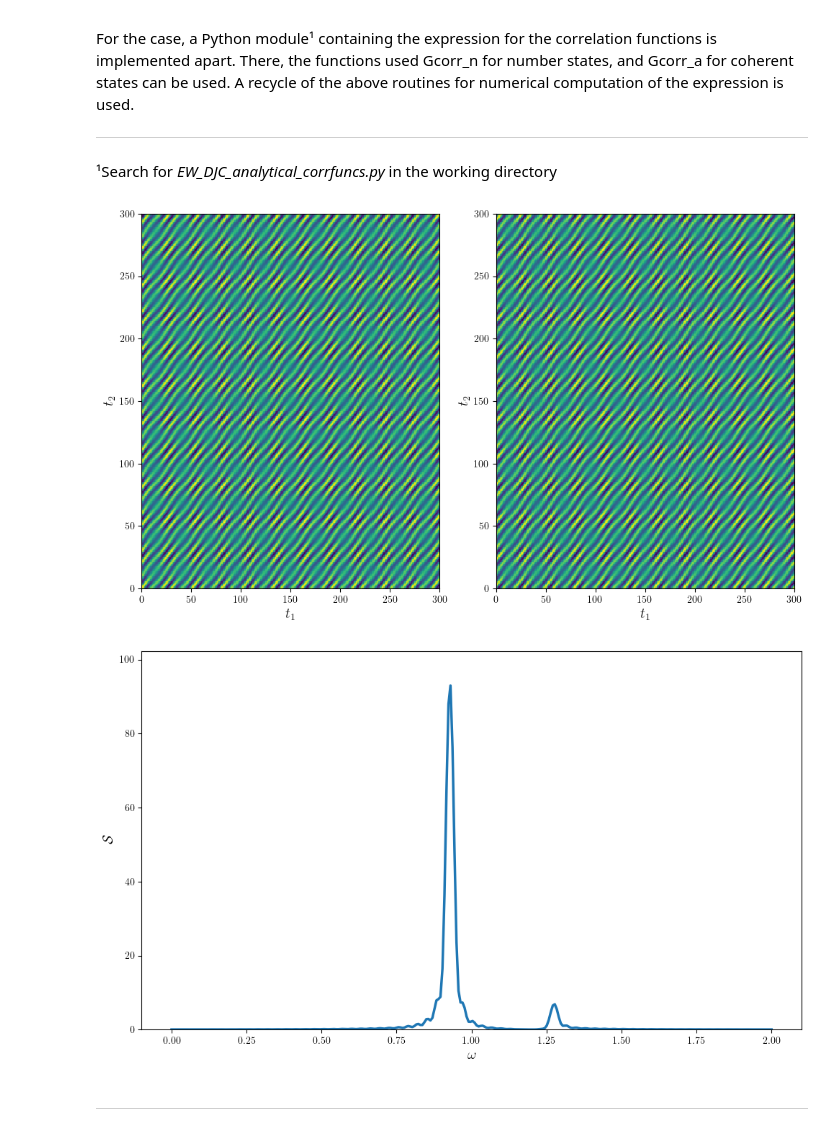
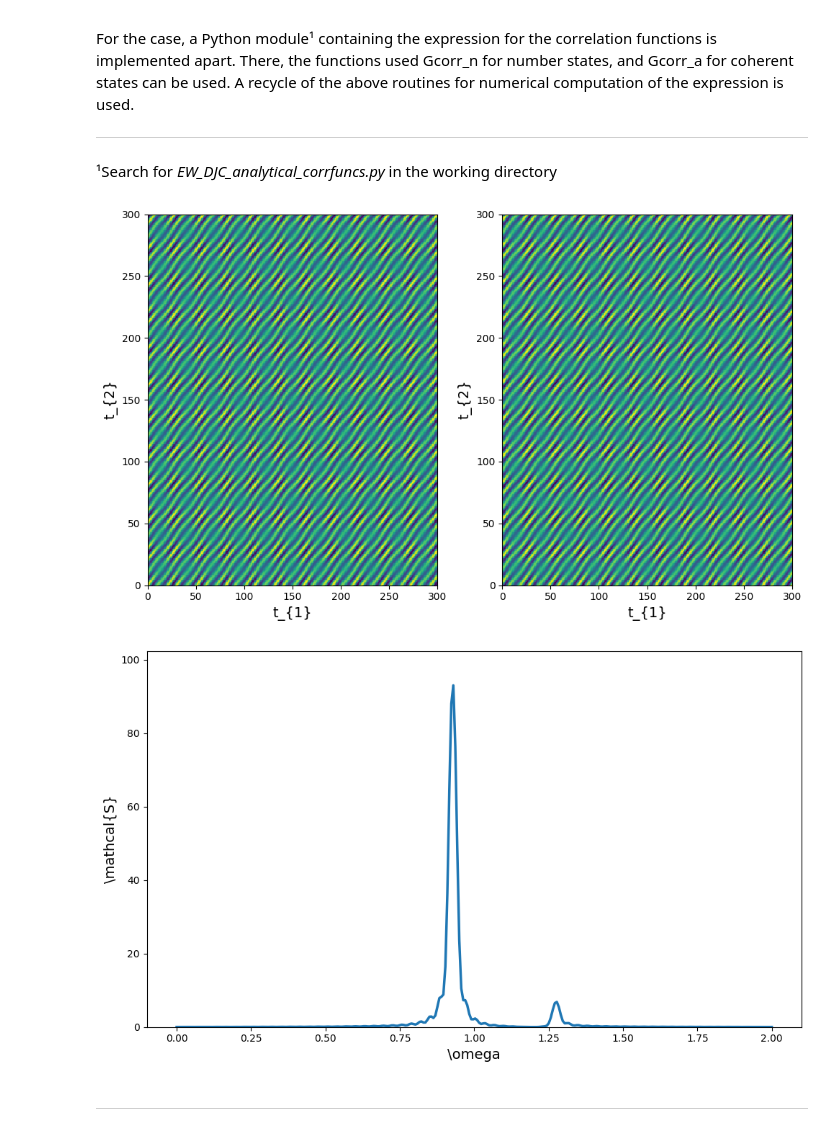
Before and after one commit to rurz/EW_DJC, a Jupyter notebook: EW_DJC_simul.ipynb, the cells around one changed output. Cells and saved outputs as stored; diff of their text form; code cells hidden in the pictures.

```diff
--- a/EW_DJC_simul.ipynb
+++ b/EW_DJC_simul.ipynb
@@ -23,7 +23,7 @@ import numpy as np
 import scipy as spy
 
 import matplotlib.pyplot as plt
-plt.rcParams['text.usetex'] = True
+plt.rcParams['text.usetex'] = False
 # %%
 # Number of photons in the field
 
@@ -113,7 +113,7 @@ corr = np.zeros((tspan, tspan), dtype = complex)
 
 for i in range(0, tspan):
     for j in range(0, tspan):
-        corr[i, j] = (psi0.dag() * U[i].dag() * tensor(qeye(N), sp) * U[i] * U[j].dag() * tensor(qeye(N), sm) * U[j] * psi0)[0,0]
+        corr[i, j] = (psi0.dag() * U[i].dag() * tensor(qeye(N), sp) * U[i] * U[j].dag() * tensor(qeye(N), sm) * U[j] * psi0)
 # %%
 (np.sum(np.real(corr)), np.sum(np.imag(corr)))
 # %% [output]
@@ -196,19 +196,19 @@ for i in range(0, tspan):
 # %%
 # Correlation function plot
 
 afcorr, axacorr = plt.subplots(1, 2, figsize = (10, 6))
 
 axacorr[0].pcolor(np.real(acorr))
 axacorr[1].pcolor(np.imag(acorr))
 
-axacorr[0].set_xlabel(r"$t_{1}$", fontsize = 14)
-axacorr[0].set_ylabel(r"$t_{2}$", fontsize = 14)
-axacorr[1].set_xlabel(r"$t_{1}$", fontsize = 14)
-axacorr[1].set_ylabel(r"$t_{2}$", fontsize = 14)
+axacorr[0].set_xlabel("t_{1}", fontsize = 14)
+axacorr[0].set_ylabel("t_{2}", fontsize = 14)
+axacorr[1].set_xlabel("t_{1}", fontsize = 14)
+axacorr[1].set_ylabel("t_{2}", fontsize = 14)
 
 plt.tight_layout()
 # %% [output]
-[figure, old version]
+[figure, new version]
 # %%
 def aEint(omega):
     aEM = np.zeros((tspan, tspan), dtype = complex)
@@ -229,11 +229,11 @@ aaxS = plt.gca()
 
 aaxS.plot(omegalist, np.real(aSm), lw = 2.5)
 aaxS.set_ylim(0, max(1.1 * np.real(Sm)))
-aaxS.set_xlabel(r"$\omega$", fontsize = 14)
-aaxS.set_ylabel(r"$\mathcal{S}$", fontsize = 14)
+aaxS.set_xlabel("\omega", fontsize = 14)
+aaxS.set_ylabel("\mathcal{S}", fontsize = 14)
 
 plt.tight_layout()
 # %% [output]
-[figure, old version]
+[figure, new version]
 # %% [markdown]
 ---
```
Also changed, not shown: parts of 3 cells of this notebook, 1 other file.
